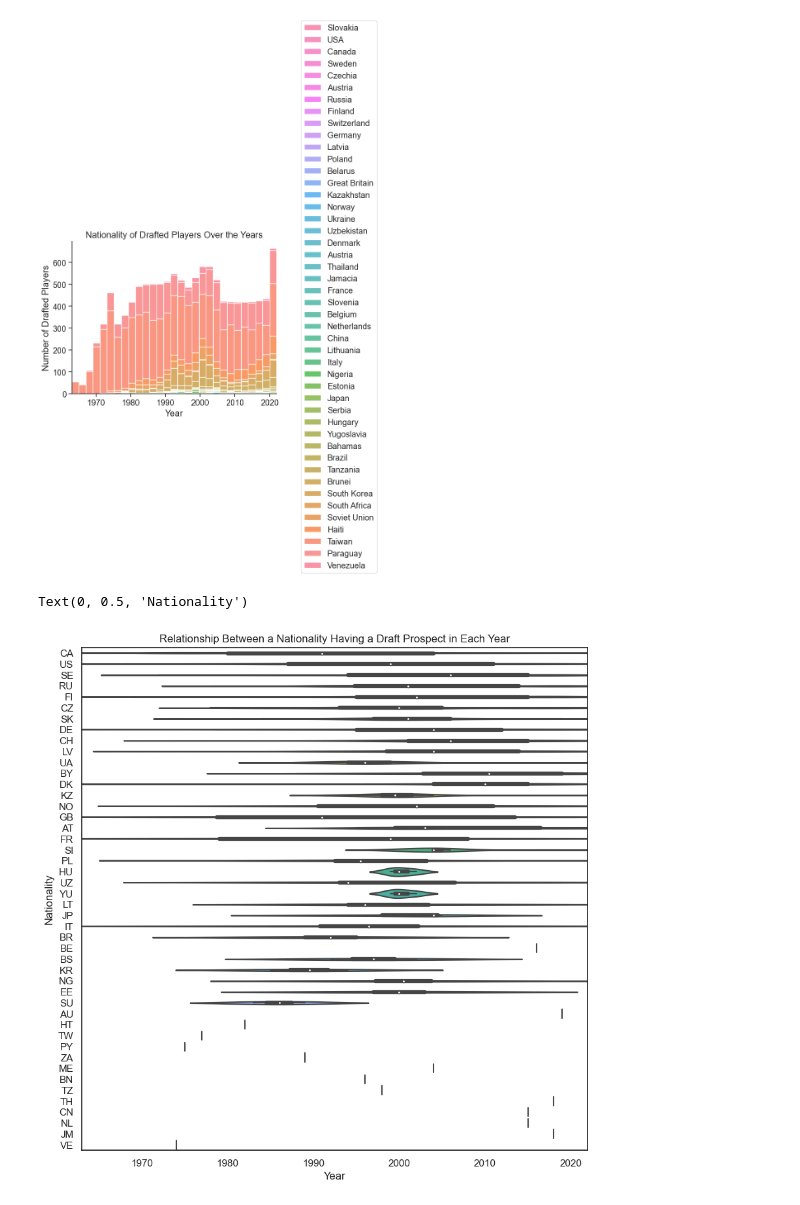
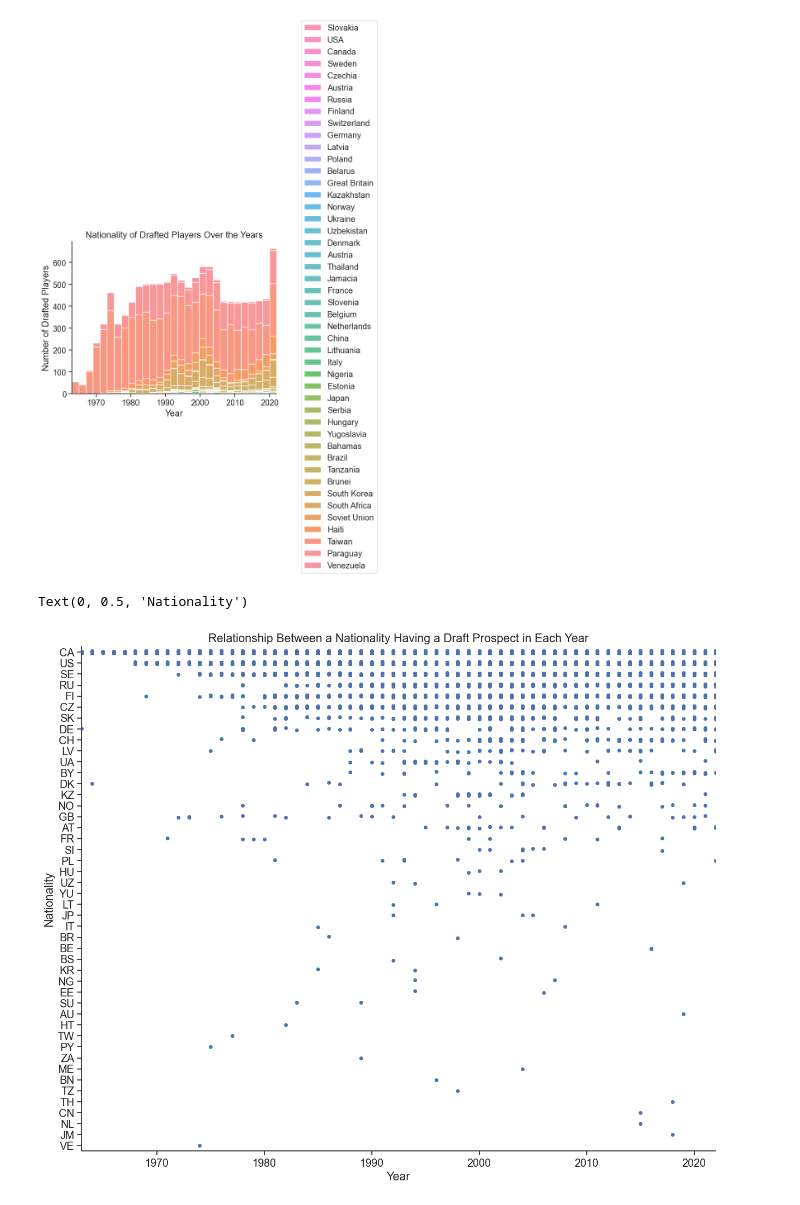
Before and after one commit to ubco-W2022T2-data301/project-group-group31, a Jupyter notebook: analysis/analysis2.ipynb, the cells around one changed output. Drawn from its saved outputs; the diff is of its cells as text; code cells hidden in the pictures.

```diff
--- a/analysis/analysis2.ipynb
+++ b/analysis/analysis2.ipynb
@@ -93,14 +93,15 @@ plt.legend(['Slovakia', 'USA', 'Canada', 'Sweden', 'Czechia', 'Austria', 'Russia
 #I noticed however, as the years progressed and the game of hockey grew worldwide,
 #More European players received more recognition and were drafted.
 # %%
-fig = plt.figure(figsize=(10,10))
-sns.violinplot(x='year', y='nationality', data=df, order=df['nationality'].value_counts().index)
+fig = plt.figure(figsize=(15,12))
+#sns.violinplot(x='year', y='nationality', data=df, order=df['nationality'].value_counts().index)
+sns.stripplot(data=df, x='year', y='nationality', order=df['nationality'].value_counts().index)
 plt.xlim(1963,2022)
 plt.title("Relationship Between a Nationality Having a Draft Prospect in Each Year")
 plt.xlabel("Year")
 plt.ylabel("Nationality")
 # %% [output]
 Text(0, 0.5, 'Nationality')
-[figure, old version]
+[figure, new version]
 # %%
 #This plot displays when each country had a representative at the draft.
```
Also changed, not shown: parts of 1 cell of this notebook.
